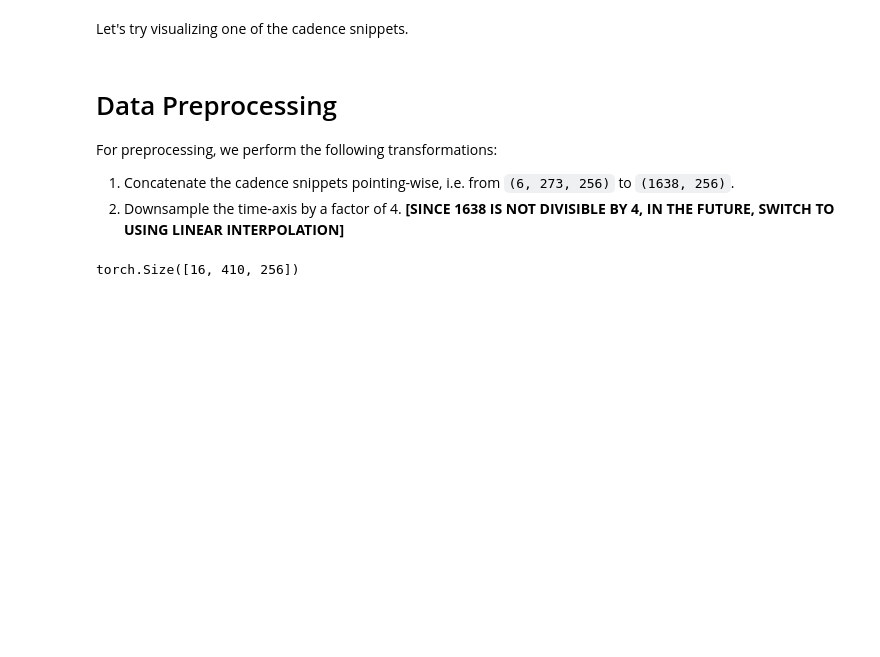
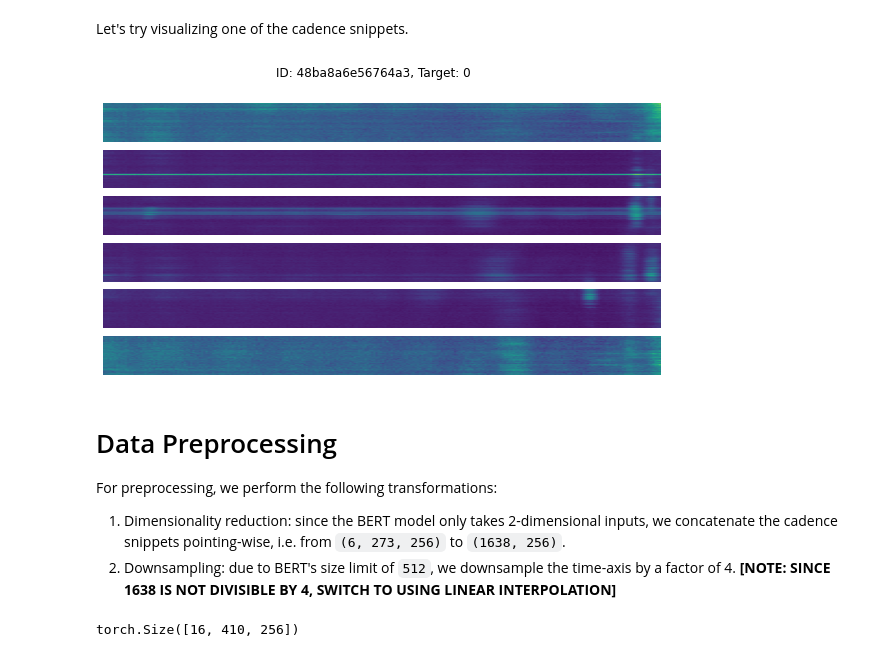
Before and after one commit to zachtheyek/autoSETI, a Jupyter notebook: Kaggle_BERT.ipynb, the cells around one changed output. Drawn from its saved outputs; the diff is of its cells as text; code cells hidden in the pictures; blank space fills up the shorter version.

```diff
--- a/Kaggle_BERT.ipynb
+++ b/Kaggle_BERT.ipynb
@@ -276,6 +276,7 @@ Let's try visualizing one of the cadence snippets.
 # %%
 # Define function to plot samples (expected input: ndarray of shape [6, 273, 256])
 def plot_cadence_snippet(cad_snippet, title=None):
+    cad_snippet = cad_snippet.astype('float32')
     num_obs, h, w = cad_snippet.shape
     fig, axes = plt.subplots(6, 1, figsize=(10, 5))
     axes = axes.flatten()
@@ -287,16 +288,18 @@ def plot_cadence_snippet(cad_snippet, title=None):
         axes[i].set_aspect("auto")
     plt.show()
 # %%
-# snippet, id = train_snippets[0], train_ids[0]
-# plot_cadence_snippet(snippet, id)
+snippet, title = train_snippets[0].numpy(), f'ID: {train_ids[0]}, Target: {train_labels[0]}'
+plot_cadence_snippet(snippet, title)
+# %% [output]
+[figure, added]
 # %% [markdown]
 # Data Preprocessing
 
 For preprocessing, we perform the following transformations:
 
 
-1.   Concatenate the cadence snippets pointing-wise, i.e. from `(6, 273, 256)` to `(1638, 256)`.
-2.   Downsample the time-axis by a factor of 4. **[SINCE 1638 IS NOT DIVISIBLE BY 4, IN THE FUTURE, SWITCH TO USING LINEAR INTERPOLATION]**
+1.   Dimensionality reduction: since the BERT model only takes 2-dimensional inputs, we concatenate the cadence snippets pointing-wise, i.e. from `(6, 273, 256)` to `(1638, 256)`.
+2.   Downsampling: due to BERT's size limit of `512`, we downsample the time-axis by a factor of 4. **[NOTE: SINCE 1638 IS NOT DIVISIBLE BY 4, SWITCH TO USING LINEAR INTERPOLATION]**
 # %%
 def preprocessing(snippets: torch.Tensor,
                   batch_size: int) -> torch.Tensor:
```
Also changed, not shown: parts of 7 cells of this notebook.
